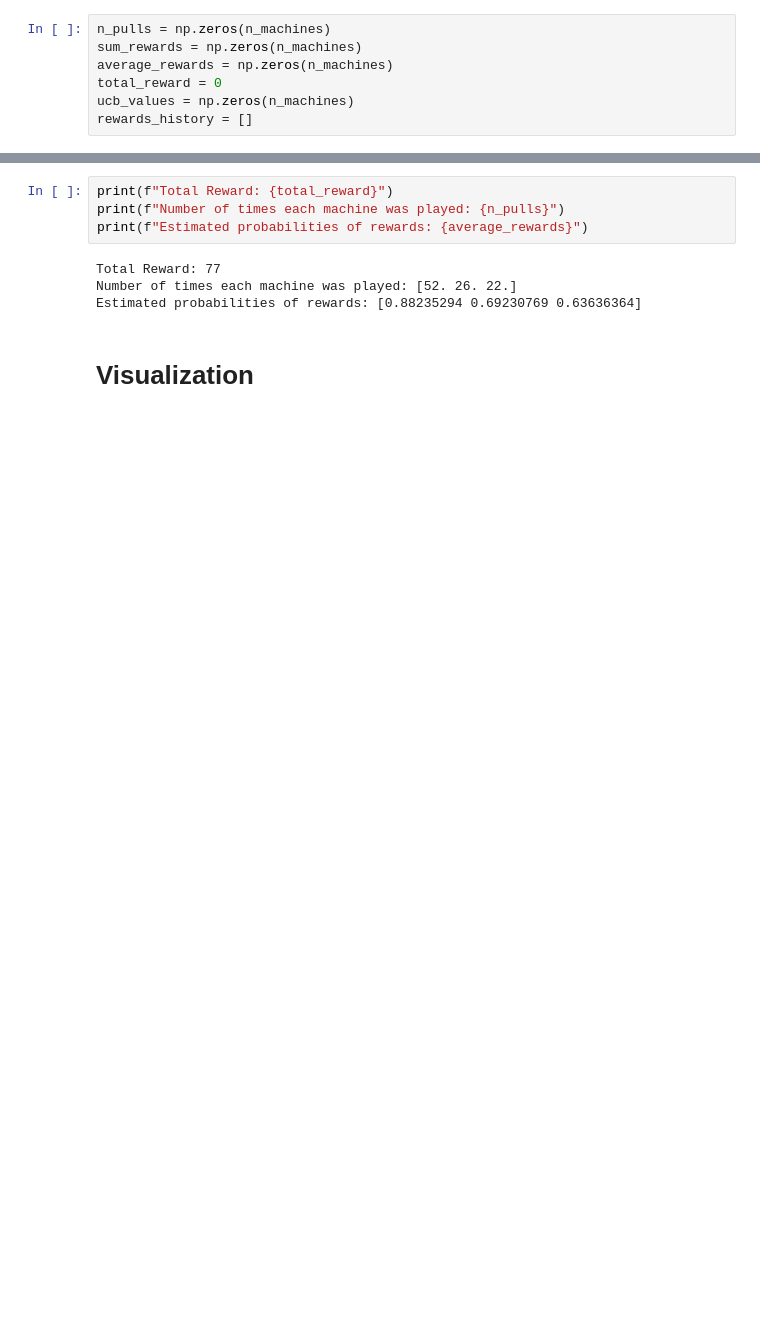
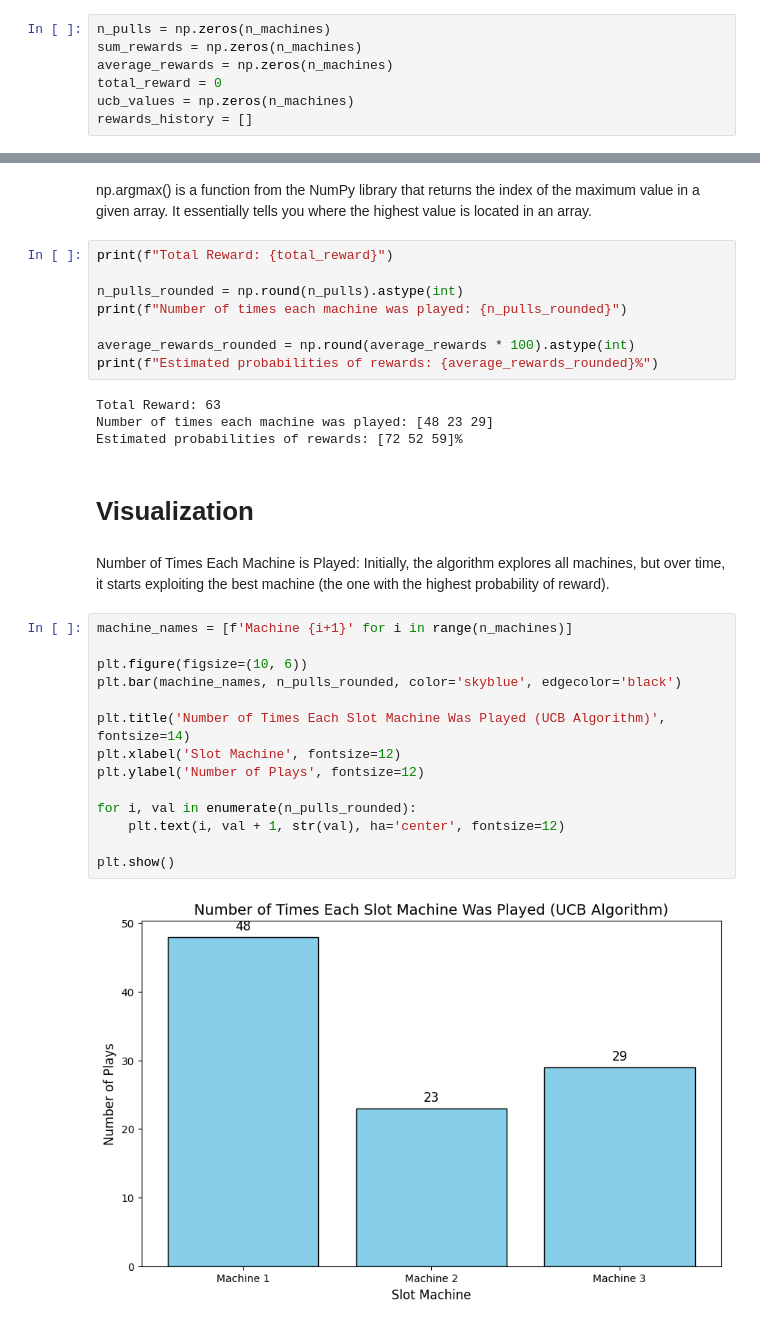
Before and after one commit to Aleena24/reinforcement-learning, a Jupyter notebook: MAB_with_UCB.ipynb, the cells around one changed output, grey strips where cells are left out. Cells and saved outputs as stored; diff of their text form; blank space fills up the shorter version.

```diff
--- a/MAB_with_UCB.ipynb
+++ b/MAB_with_UCB.ipynb
@@ -56,13 +63,37 @@ for t in range(1, n_rounds + 1):
     sum_rewards[machine_idx] += reward
     total_reward += reward
     rewards_history.append(total_reward)
+# %% [markdown]
+np.argmax() is a function from the NumPy library that returns the index of the maximum value in a given array. It essentially tells you where the highest value is located in an array.
 # %%
 print(f"Total Reward: {total_reward}")
-print(f"Number of times each machine was played: {n_pulls}")
-print(f"Estimated probabilities of rewards: {average_rewards}")
+
+n_pulls_rounded = np.round(n_pulls).astype(int)
+print(f"Number of times each machine was played: {n_pulls_rounded}")
+
+average_rewards_rounded = np.round(average_rewards * 100).astype(int)
+print(f"Estimated probabilities of rewards: {average_rewards_rounded}%")
 # %% [output]
-Total Reward: 77
-Number of times each machine was played: [52. 26. 22.]
-Estimated probabilities of rewards: [0.88235294 0.69230769 0.63636364]
+Total Reward: 63
+Number of times each machine was played: [48 23 29]
+Estimated probabilities of rewards: [72 52 59]%
 # %% [markdown]
 # Visualization
+# %% [markdown]
+Number of Times Each Machine is Played: Initially, the algorithm explores all machines, but over time, it starts exploiting the best machine (the one with the highest probability of reward).
+# %%
+machine_names = [f'Machine {i+1}' for i in range(n_machines)]
+
+plt.figure(figsize=(10, 6))
+plt.bar(machine_names, n_pulls_rounded, color='skyblue', edgecolor='black')
+
+plt.title('Number of Times Each Slot Machine Was Played (UCB Algorithm)', fontsize=14)
+plt.xlabel('Slot Machine', fontsize=12)
+plt.ylabel('Number of Plays', fontsize=12)
+
+for i, val in enumerate(n_pulls_rounded):
+    plt.text(i, val + 1, str(val), ha='center', fontsize=12)
+
+plt.show()
+# %% [output]
+[figure, added]
```
Also changed, not shown: parts of 9 cells of this notebook.
